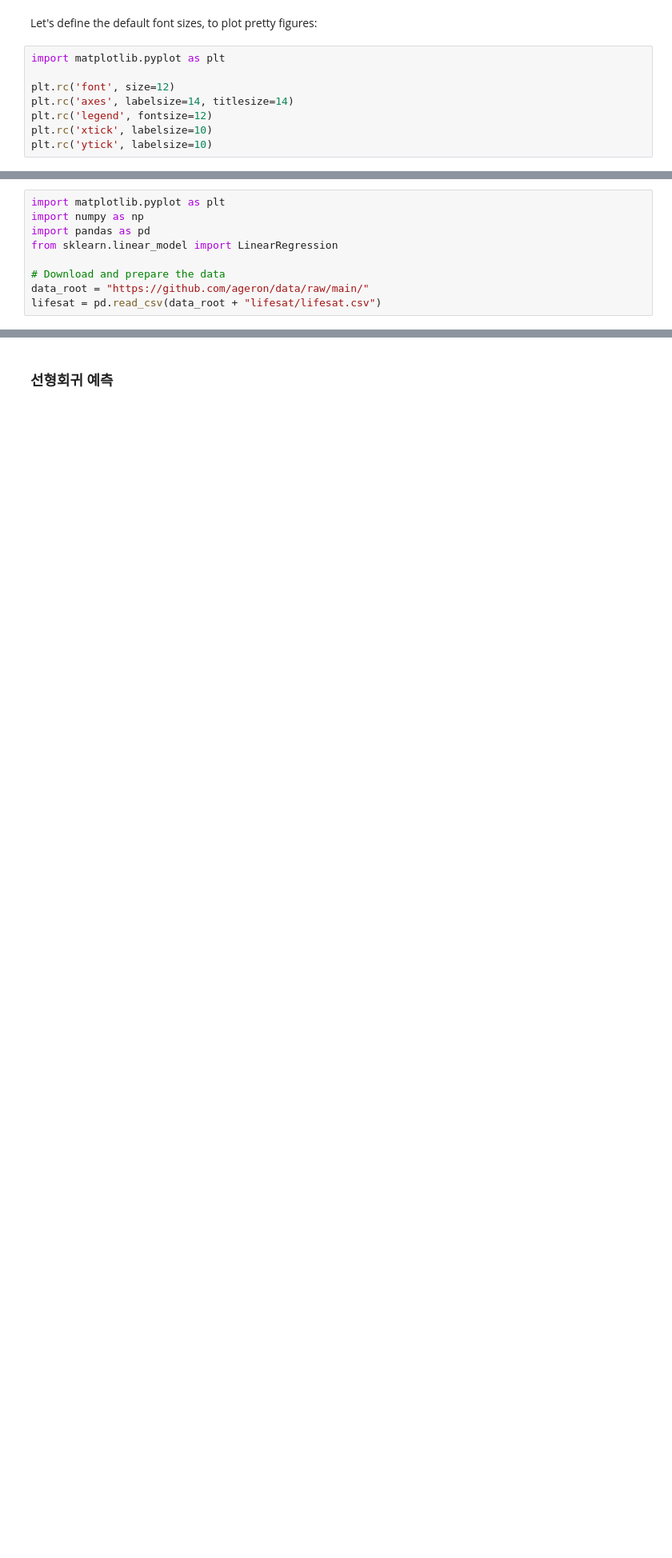
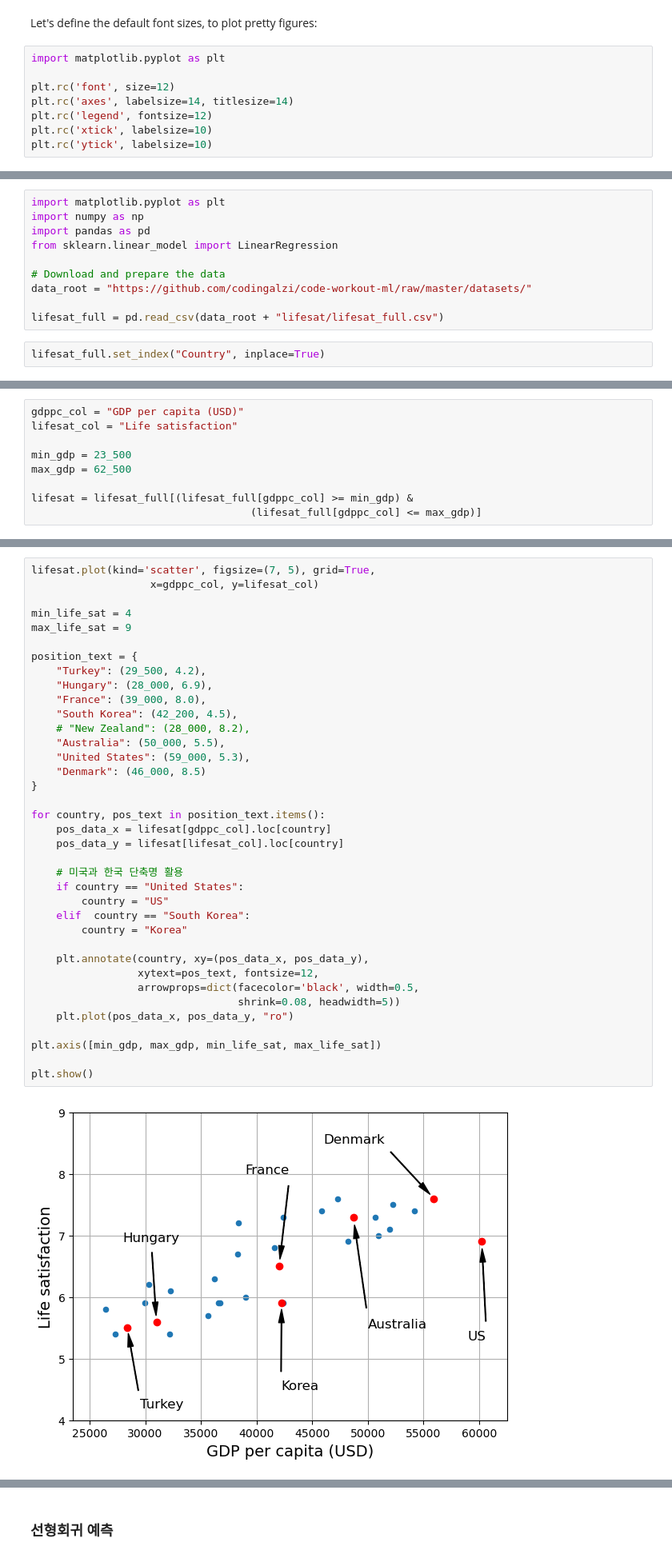
Before and after one commit to codingalzi/code-workout-ml, a Jupyter notebook: notebooks/code-ml_landscape.ipynb, the cells around one changed output, grey strips where cells are left out. Shown at 80% size. Drawn from its saved outputs; the diff is of its cells as text; blank space fills up the shorter version.

```diff
--- a/notebooks/code-ml_landscape.ipynb
+++ b/notebooks/code-ml_landscape.ipynb
@@ -34,5 +40,8 @@ import pandas as pd
 from sklearn.linear_model import LinearRegression
 
 # Download and prepare the data
-data_root = "https://github.com/ageron/data/raw/main/"
-lifesat = pd.read_csv(data_root + "lifesat/lifesat.csv")
+data_root = "https://github.com/codingalzi/code-workout-ml/raw/master/datasets/"
+
+lifesat_full = pd.read_csv(data_root + "lifesat/lifesat_full.csv")
+# %%
+lifesat_full.set_index("Country", inplace=True)
@@ -39,3 +81,12 @@ lifesat = pd.read_csv(data_root + "lifesat/lifesat.csv")
+# %%
+gdppc_col = "GDP per capita (USD)"
+lifesat_col = "Life satisfaction"
+
+min_gdp = 23_500
+max_gdp = 62_500
+
+lifesat = lifesat_full[(lifesat_full[gdppc_col] >= min_gdp) &
+                                   (lifesat_full[gdppc_col] <= max_gdp)]
 # %%
 lifesat.info()
 # %% [output]
@@ -79,0 +116,39 @@ plt.show()
+# %%
+lifesat.plot(kind='scatter', figsize=(7, 5), grid=True,
+                   x=gdppc_col, y=lifesat_col)
+
+min_life_sat = 4
+max_life_sat = 9
+
+position_text = {
+    "Turkey": (29_500, 4.2),
+    "Hungary": (28_000, 6.9),
+    "France": (39_000, 8.0),
+    "South Korea": (42_200, 4.5),
+    # "New Zealand": (28_000, 8.2),
+    "Australia": (50_000, 5.5),
+    "United States": (59_000, 5.3),
+    "Denmark": (46_000, 8.5)
+}
+
+for country, pos_text in position_text.items():
+    pos_data_x = lifesat[gdppc_col].loc[country]
+    pos_data_y = lifesat[lifesat_col].loc[country]
+
+    # 미국과 한국 단축명 활용
+    if country == "United States":
+        country = "US"
+    elif  country == "South Korea":
+        country = "Korea"
+
+    plt.annotate(country, xy=(pos_data_x, pos_data_y),
+                 xytext=pos_text, fontsize=12,
+                 arrowprops=dict(facecolor='black', width=0.5,
+                                 shrink=0.08, headwidth=5))
+    plt.plot(pos_data_x, pos_data_y, "ro")
+
+plt.axis([min_gdp, max_gdp, min_life_sat, max_life_sat])
+
+plt.show()
+# %% [output]
+[figure, added]
```
Also changed, not shown: parts of 37 cells of this notebook, 1 other file.
